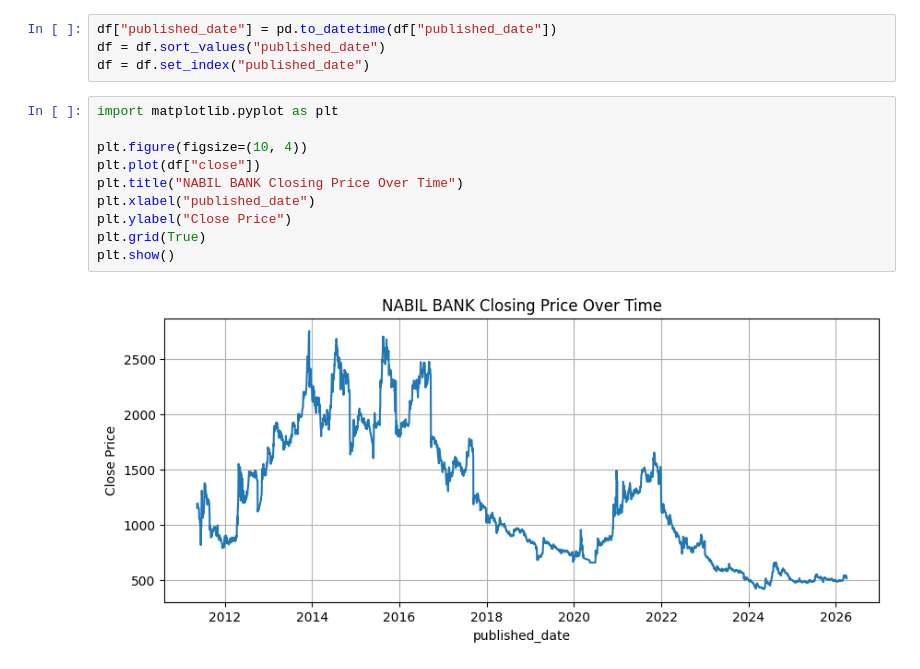
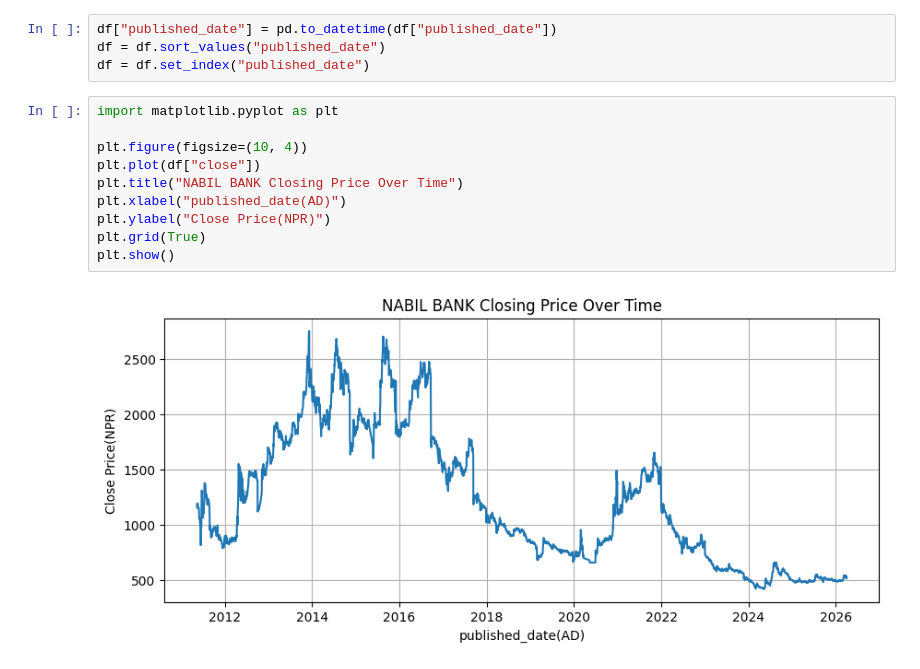
Before and after one commit to Arjan-7/Scikitlearn_py, a Jupyter notebook: NABIL_project.ipynb, the cells around one changed output. Saved outputs shown, nothing was run; the diff lists cells and outputs as text.

```diff
--- a/NABIL_project.ipynb
+++ b/NABIL_project.ipynb
@@ -30,12 +30,12 @@ df = df.set_index("published_date")
 # %%
 import matplotlib.pyplot as plt
 
 plt.figure(figsize=(10, 4))
 plt.plot(df["close"])
 plt.title("NABIL BANK Closing Price Over Time")
-plt.xlabel("published_date")
-plt.ylabel("Close Price")
+plt.xlabel("published_date(AD)")
+plt.ylabel("Close Price(NPR)")
 plt.grid(True)
 plt.show()
 # %% [output]
-[figure, old version]
+[figure, new version]
```
